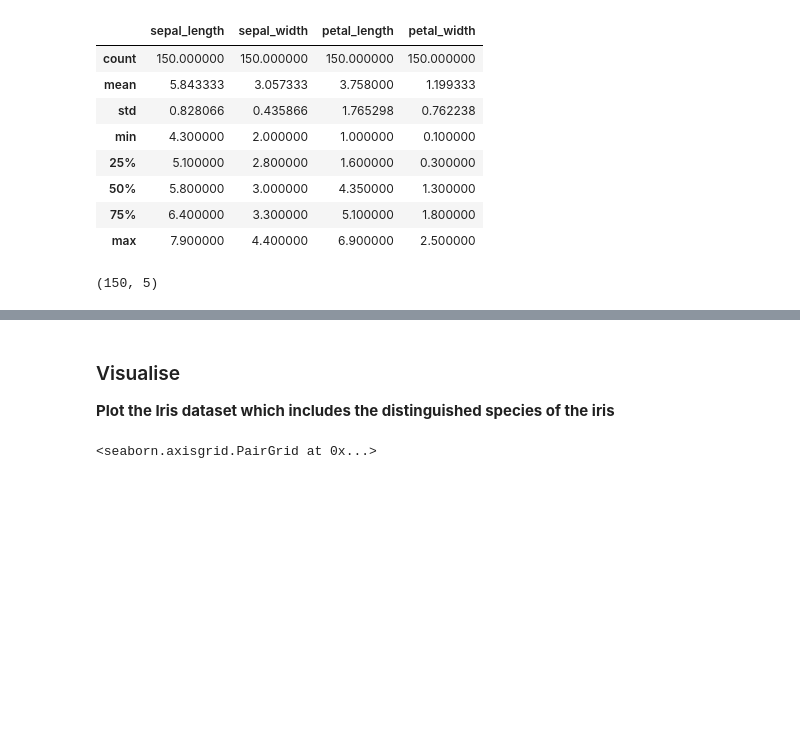
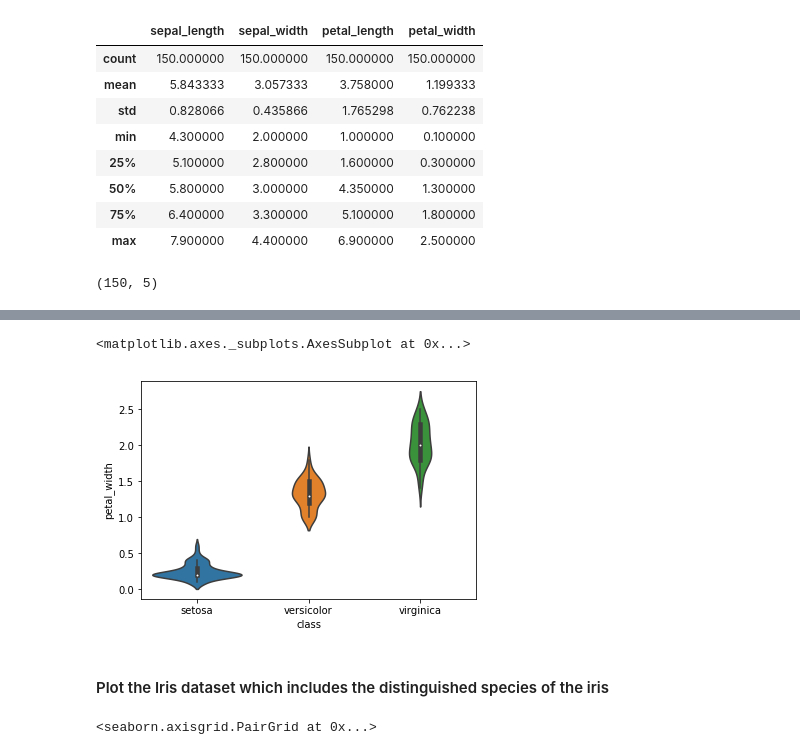
Before and after one commit to cristina1997/Emerging_Technologies_Project, a Jupyter notebook: 2.Iris-Dataset-Notebook/iris-dataset-notebook.ipynb, the cells around one changed output, grey strips where cells are left out. Cells and saved outputs as stored; diff of their text form; code cells hidden in the pictures; blank space fills up the shorter version.

```diff
--- a/2.Iris-Dataset-Notebook/iris-dataset-notebook.ipynb
+++ b/2.Iris-Dataset-Notebook/iris-dataset-notebook.ipynb
@@ -157,4 +176,8 @@ Name: class, dtype: int64
+# %%
+sns.violinplot(data=dataset, x="class", y="petal_width")
+# %% [output]
+<matplotlib.axes._subplots.AxesSubplot at 0x...>
+[figure, added]
 # %% [markdown]
-### Visualise
-**Plot the Iris dataset which includes the distinguished species of the iris**
+#### Plot the Iris dataset which includes the distinguished species of the iris
 # %%
```
Also changed, not shown: parts of 12 cells of this notebook.
